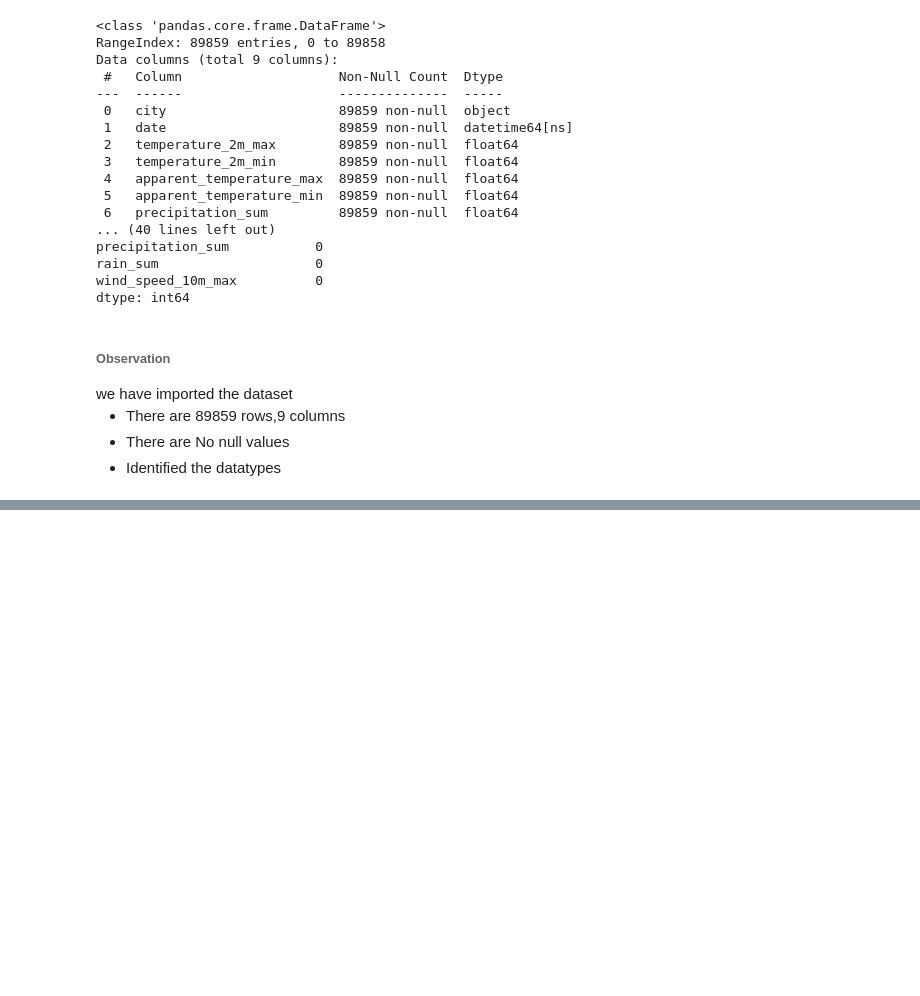
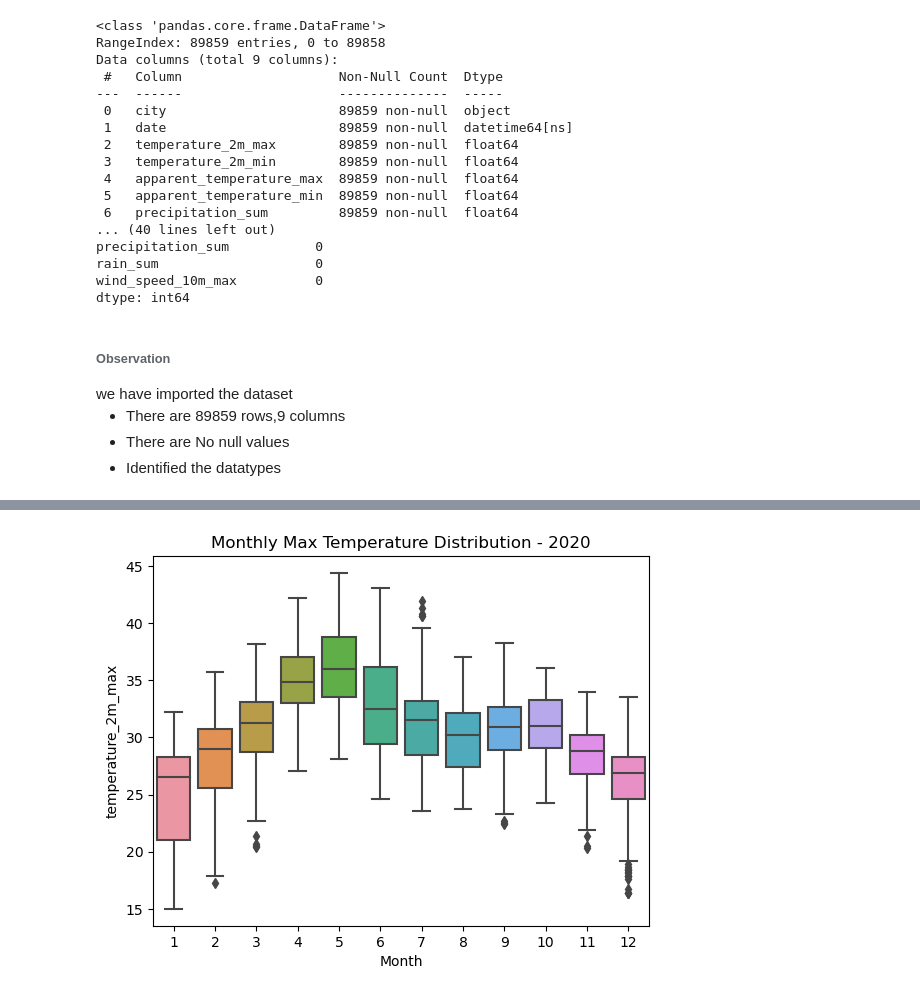
Before and after one commit to Keerthanabommera/Heatwave_Prediction_Project, a Jupyter notebook: Heatwave_Intensity_Duration_Prediction.ipynb, the cells around one changed output, grey strips where cells are left out. Cells and saved outputs as stored; diff of their text form; code cells hidden in the pictures; blank space fills up the shorter version.

```diff
--- a/Heatwave_Intensity_Duration_Prediction.ipynb
+++ b/Heatwave_Intensity_Duration_Prediction.ipynb
@@ -67,0 +114,9 @@ we have imported the dataset
+# %%
+# monthly max temperature
+year_data = df[df['Year'] == 2020]
+# Boxplot for daily max temps by month
+sns.boxplot(x='Month', y='temperature_2m_max', data=year_data)
+plt.title("Monthly Max Temperature Distribution - 2020")
+plt.show()
+# %% [output]
+[figure, added]
```
Also changed, not shown: parts of 17 cells of this notebook.
